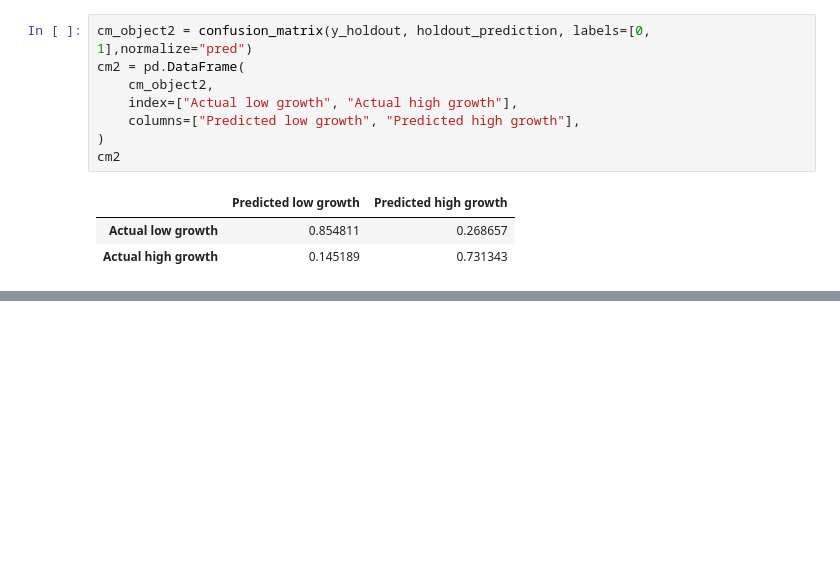
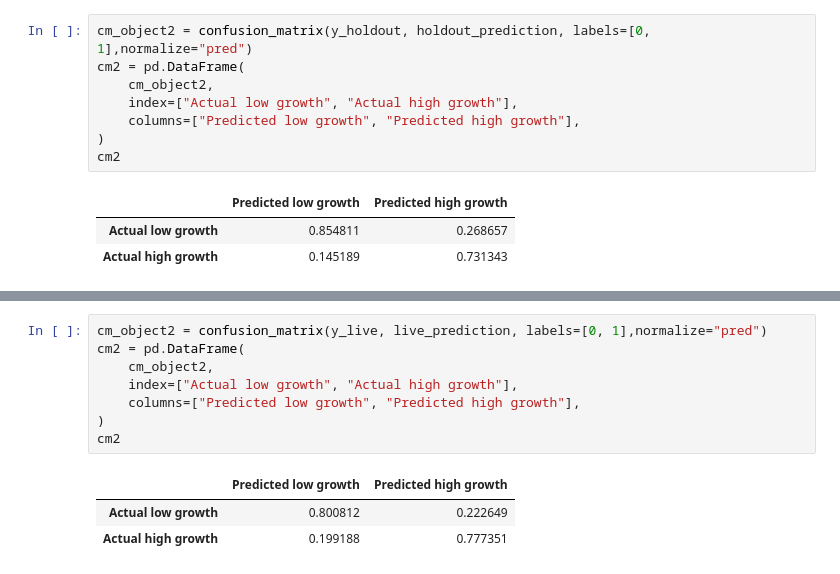
Before and after one commit to adamvig96/Prediction-with-Machine-Learning-for-Economists, a Jupyter notebook: Assignment-3/code/predict-roe.ipynb, the cells around one changed output, grey strips where cells are left out. Drawn from its saved outputs; the diff is of its cells as text; blank space fills up the shorter version.

```diff
--- a/Assignment-3/code/predict-roe.ipynb
+++ b/Assignment-3/code/predict-roe.ipynb
@@ -1210,0 +1297,12 @@ cm2
+# %%
+cm_object2 = confusion_matrix(y_live, live_prediction, labels=[0, 1],normalize="pred")
+cm2 = pd.DataFrame(
+    cm_object2,
+    index=["Actual low growth", "Actual high growth"],
+    columns=["Predicted low growth", "Predicted high growth"],
+)
+cm2
+# %% [output]
+|  | Predicted low growth | Predicted high growth |
+| Actual low growth | 0.800812 | 0.222649 |
+| Actual high growth | 0.199188 | 0.777351 |
```
Also changed, not shown: parts of 10 cells of this notebook.
